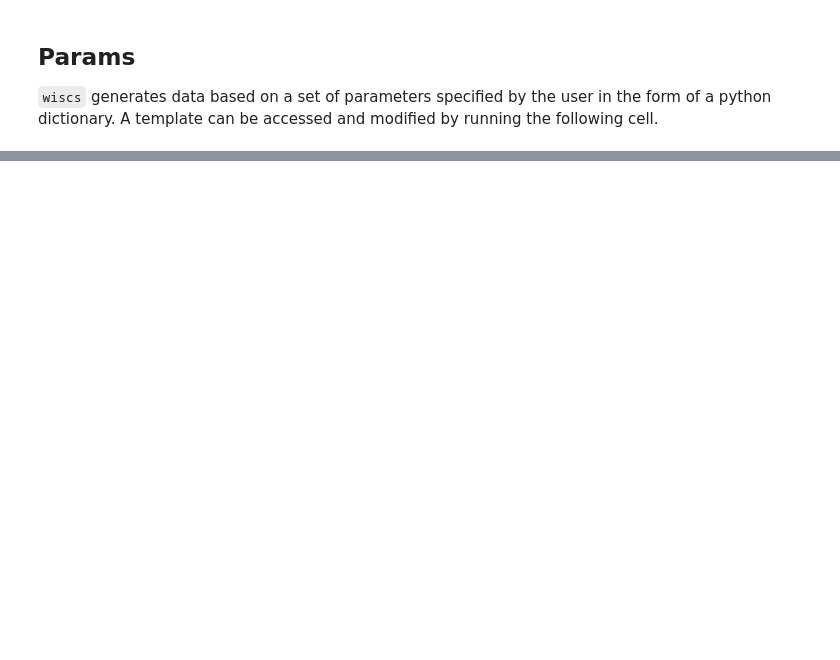
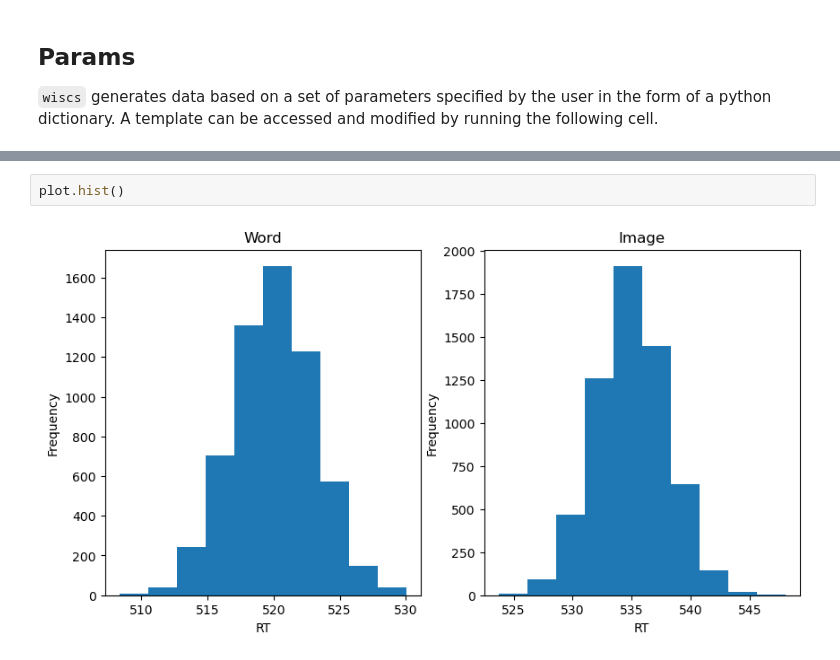
Before and after one commit to w-decker/wiscs-simulation, a Jupyter notebook: wiscs-simulations.ipynb, the cells around one changed output, grey strips where cells are left out. Drawn from its saved outputs; the diff is of its cells as text; blank space fills up the shorter version.

```diff
--- a/wiscs-simulations.ipynb
+++ b/wiscs-simulations.ipynb
@@ -184,0 +115,4 @@ plt.show()
+# %%
+plot.hist()
+# %% [output]
+[figure, added]
```
Also changed, not shown: parts of 27 cells of this notebook, 13 other files.
